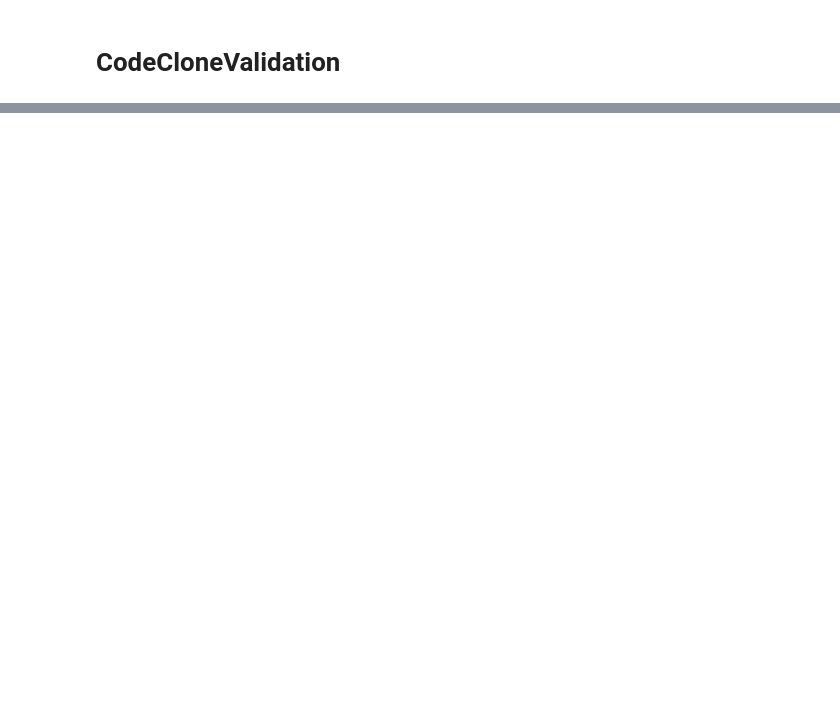
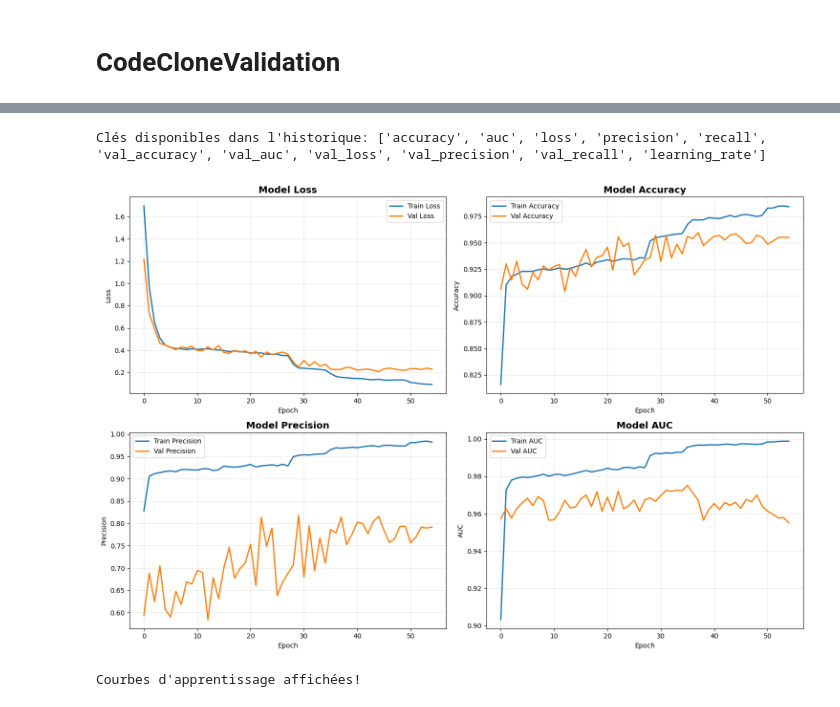
Before and after one commit to Maxxiiime/CodeCloneValidation, a Jupyter notebook: CodeCloneValidation.ipynb, the cells around one changed output, grey strips where cells are left out. Cells and saved outputs as stored; diff of their text form; code cells hidden in the pictures; blank space fills up the shorter version.

```diff
--- a/CodeCloneValidation.ipynb
+++ b/CodeCloneValidation.ipynb
@@ -200,0 +271,18 @@ Précision de validation finale: 0.94
+# %%
+# Entraîner le modèle
+print("\n" + "="*60)
+print("DÉBUT DE L'ENTRAÎNEMENT")
+print("="*60 + "\n")
+
+history = model.fit(
+    X_train_scaled, y_train,
+    validation_data=(X_val_scaled, y_val),
+    epochs=100,
+    batch_size=128,
+    callbacks=callback_list,
+    verbose=1
+)
+
+print("\n" + "="*60)
+print("ENTRAÎNEMENT TERMINÉ")
+print("="*60)
@@ -200,0 +349,57 @@ Précision de validation finale: 0.94
+# %%
+# Visualisation des courbes d'apprentissage
+import matplotlib.pyplot as plt
+
+# Afficher les clés disponibles dans l'historique
+print("Clés disponibles dans l'historique:", list(history.history.keys()))
+
+fig, axes = plt.subplots(2, 2, figsize=(15, 10))
+
+# Loss
+axes[0, 0].plot(history.history['loss'], label='Train Loss', linewidth=2)
+axes[0, 0].plot(history.history['val_loss'], label='Val Loss', linewidth=2)
+axes[0, 0].set_title('Model Loss', fontsize=14, fontweight='bold')
+axes[0, 0].set_xlabel('Epoch')
+axes[0, 0].set_ylabel('Loss')
+axes[0, 0].legend()
+axes[0, 0].grid(True, alpha=0.3)
+
+# Accuracy
+axes[0, 1].plot(history.history['accuracy'], label='Train Accuracy', linewidth=2)
+axes[0, 1].plot(history.history['val_accuracy'], label='Val Accuracy', linewidth=2)
+axes[0, 1].set_title('Model Accuracy', fontsize=14, fontweight='bold')
+axes[0, 1].set_xlabel('Epoch')
+axes[0, 1].set_ylabel('Accuracy')
+axes[0, 1].legend()
+axes[0, 1].grid(True, alpha=0.3)
+
+# Precision (chercher la bonne clé)
+precision_key = [k for k in history.history.keys() if 'precision' in k.lower() and not k.startswith('val')][0]
+val_precision_key = [k for k in history.history.keys() if 'precision' in k.lower() and k.startswith('val')][0]
+axes[1, 0].plot(history.history[precision_key], label='Train Precision', linewidth=2)
+axes[1, 0].plot(history.history[val_precision_key], label='Val Precision', linewidth=2)
+axes[1, 0].set_title('Model Precision', fontsize=14, fontweight='bold')
+axes[1, 0].set_xlabel('Epoch')
+axes[1, 0].set_ylabel('Precision')
+axes[1, 0].legend()
+axes[1, 0].grid(True, alpha=0.3)
+
+# AUC (chercher la bonne clé)
+auc_key = [k for k in history.history.keys() if 'auc' in k.lower() and not k.startswith('val')][0]
+val_auc_key = [k for k in history.history.keys() if 'auc' in k.lower() and k.startswith('val')][0]
+axes[1, 1].plot(history.history[auc_key], label='Train AUC', linewidth=2)
+axes[1, 1].plot(history.history[val_auc_key], label='Val AUC', linewidth=2)
+axes[1, 1].set_title('Model AUC', fontsize=14, fontweight='bold')
+axes[1, 1].set_xlabel('Epoch')
+axes[1, 1].set_ylabel('AUC')
+axes[1, 1].legend()
+axes[1, 1].grid(True, alpha=0.3)
+
+plt.tight_layout()
+plt.show()
+
+print("Courbes d'apprentissage affichées!")
+# %% [output]
+Clés disponibles dans l'historique: ['accuracy', 'auc', 'loss', 'precision', 'recall', 'val_accuracy', 'val_auc', 'val_loss', 'val_precision', 'val_recall', 'learning_rate']
+[figure, added]
+Courbes d'apprentissage affichées!
```
Also changed, not shown: parts of 13 cells of this notebook.
